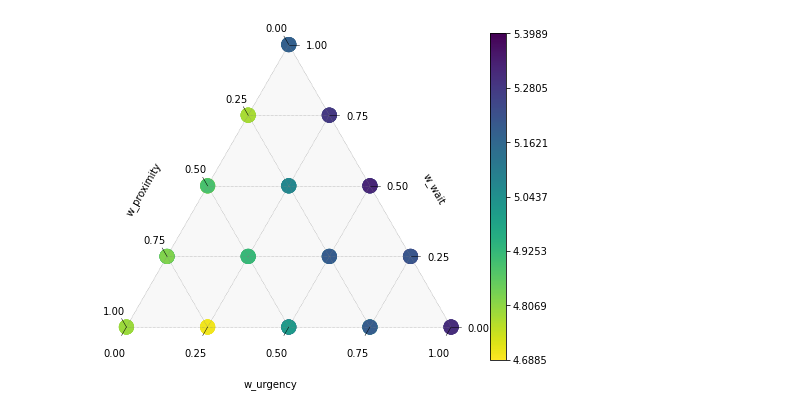
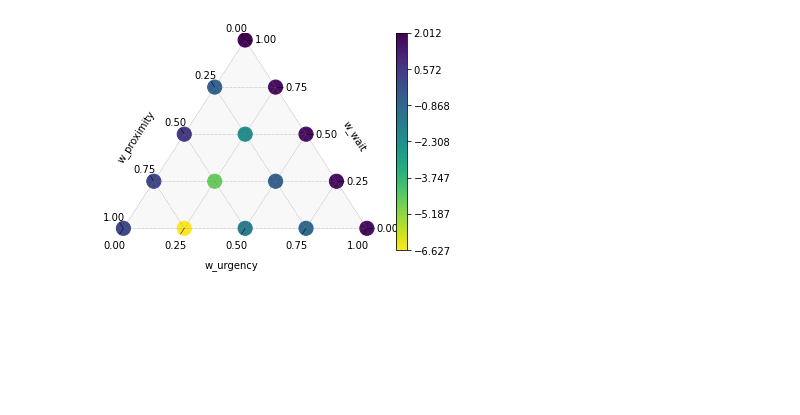
Before and after one commit to CityScope/MobilityTable_SanSebastian, a Jupyter notebook: postprocessing/bidding_batch.ipynb, the cells around one changed output. Saved outputs shown, nothing was run; the diff lists cells and outputs as text; code cells hidden in the pictures; blank space fills up the shorter version.

```diff
--- a/postprocessing/bidding_batch.ipynb
+++ b/postprocessing/bidding_batch.ipynb
@@ -377,3 +535,7 @@ ternary.plt.show()
 # %%
 condition = (metrics_user['UrgencyWeight'] != 0) | (metrics_user['WaitWeight'] != 0) | (metrics_user['ProximityWeight'] != 0)
 filtered_df_user = metrics_user[condition]
+# %%
+condition_r_u = (metrics_user['UrgencyWeight'] == 0)  & (metrics_user['WaitWeight'] == 0) & (metrics_user['ProximityWeight'] == 0)
+base_df_user= metrics_user[condition_r_u]
+print(base_df_user )
@@ -379,0 +556,14 @@ filtered_df_user = metrics_user[condition]
+# %%
+group_columns = ['MaxBiddingTime', 'UrgencyWeight', 'WaitWeight', 'ProximityWeight']
+
+
+metrics_user_grouped =filtered_df_user.groupby(group_columns).agg({
+    'Pct_served': 'mean',
+    'Avg_wait': 'mean',
+    'Min_wait': 'mean',
+    'Max_wait': 'mean',
+    'Wait_stdv': 'mean',
+    'Q10': 'mean',
+    'Q50': 'mean',
+    'Q90': 'mean'
+}).reset_index()
@@ -379,0 +590,14 @@ filtered_df_user = metrics_user[condition]
+# %%
+group_columns = ['MaxBiddingTime', 'UrgencyWeight', 'WaitWeight', 'ProximityWeight']
+
+
+metrics_user_grouped_baseline =base_df_user.groupby(group_columns).agg({
+    'Pct_served': 'mean',
+    'Avg_wait': 'mean',
+    'Min_wait': 'mean',
+    'Max_wait': 'mean',
+    'Wait_stdv': 'mean',
+    'Q10': 'mean',
+    'Q50': 'mean',
+    'Q90': 'mean'
+}).reset_index()
@@ -380,11 +609,15 @@ filtered_df_user = metrics_user[condition]
 # %%
-df = filtered_df_user
+############ MAX BIDDING OF 1 MIN  ############
+
+
+df = metrics_user_grouped.loc[(metrics_user_grouped['MaxBiddingTime']==1)]
+df_2 = metrics_user_grouped_baseline
 
 # Extract the data
 x = df['UrgencyWeight']
 y = df['WaitWeight']
 z = df['ProximityWeight']
-avg_wait = df['Avg_wait']  # Color based on Avg_wait
+avg_wait = (df['Avg_wait']- df_2['Avg_wait'][0])/df_2['Avg_wait'][0]*100   # Color based on Avg_wait
 
 
 # Normalize 'Avg_wait' values to a range suitable for color mapping
@@ -397,31 +630,31 @@ points = [(xi, yi, zi) for xi, yi, zi in zip(x, y, z)]
 # Create a ternary plot
 scale = 1
 figure, tax = ternary.figure(scale=scale)
 #tax.resize_drawing_canvas(scale= 2)
 
 #tax.boundary(linewidth=0.1)
 tax.gridlines(multiple=0.25, color="gray")
 # Set Axis labels and Title
 fontsize = 10
 offset=0.2
 #tax.set_title("Ternary plot - FOOD", fontsize=fontsize)
 tax.left_axis_label("w_proximity", fontsize=fontsize, offset=offset)
 tax.right_axis_label("w_wait", fontsize=fontsize, offset=offset)
 tax.bottom_axis_label("w_urgency", fontsize=fontsize, offset=offset)
 
 # Set ticks
 tax.ticks(axis='lbr', linewidth=0.5, multiple=0.25, tick_formats="%.2f", offset=0.03)
 
 
 # Show the scatter plot with colors based on Avg_wait
 scatter = tax.scatter(points, colormap=plt.cm.viridis_r, scientific= True, colorbar=True, c=avg_wait, s=200, cmap=plt.cm.viridis_r, vmin=avg_wait.min(), vmax=avg_wait.max())
 
 
 
 # Remove default Matplotlib Axes
 tax.clear_matplotlib_ticks()
 tax.get_axes().axis('off')
 
 ternary.plt.show()
 # %% [output]
-[figure, old version]
+[figure, new version]
```
Also changed, not shown: parts of 40 cells of this notebook, 1 other file.
